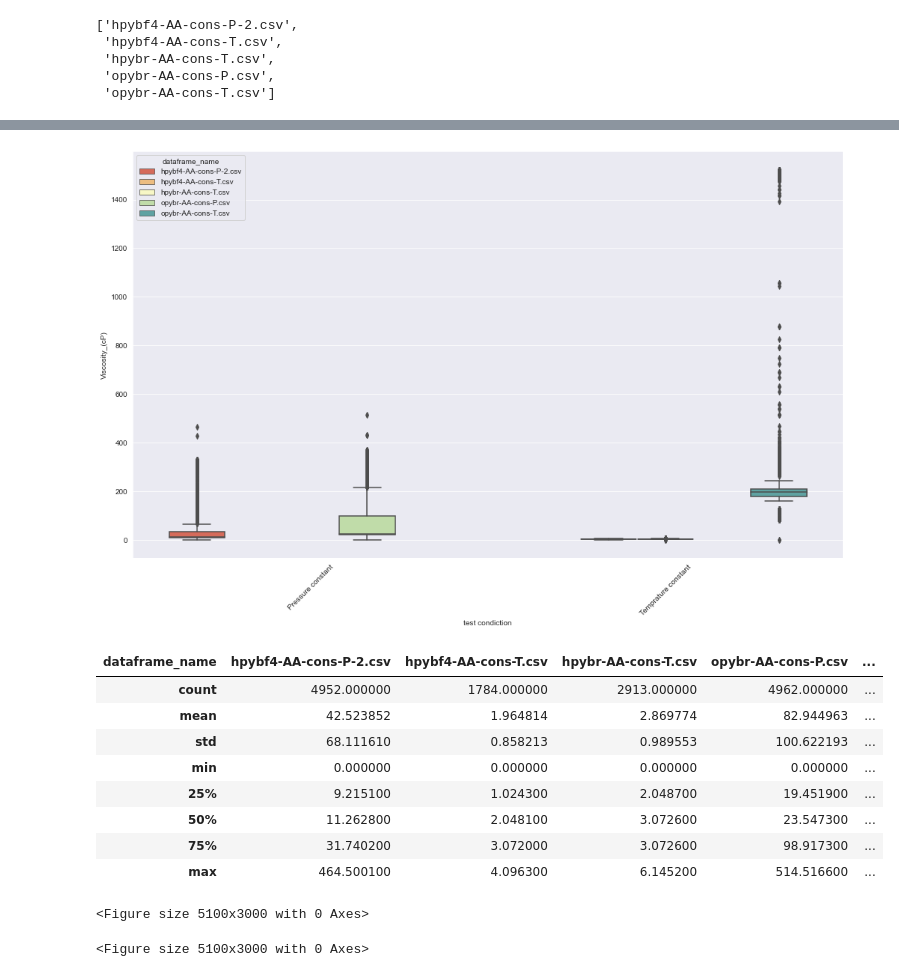
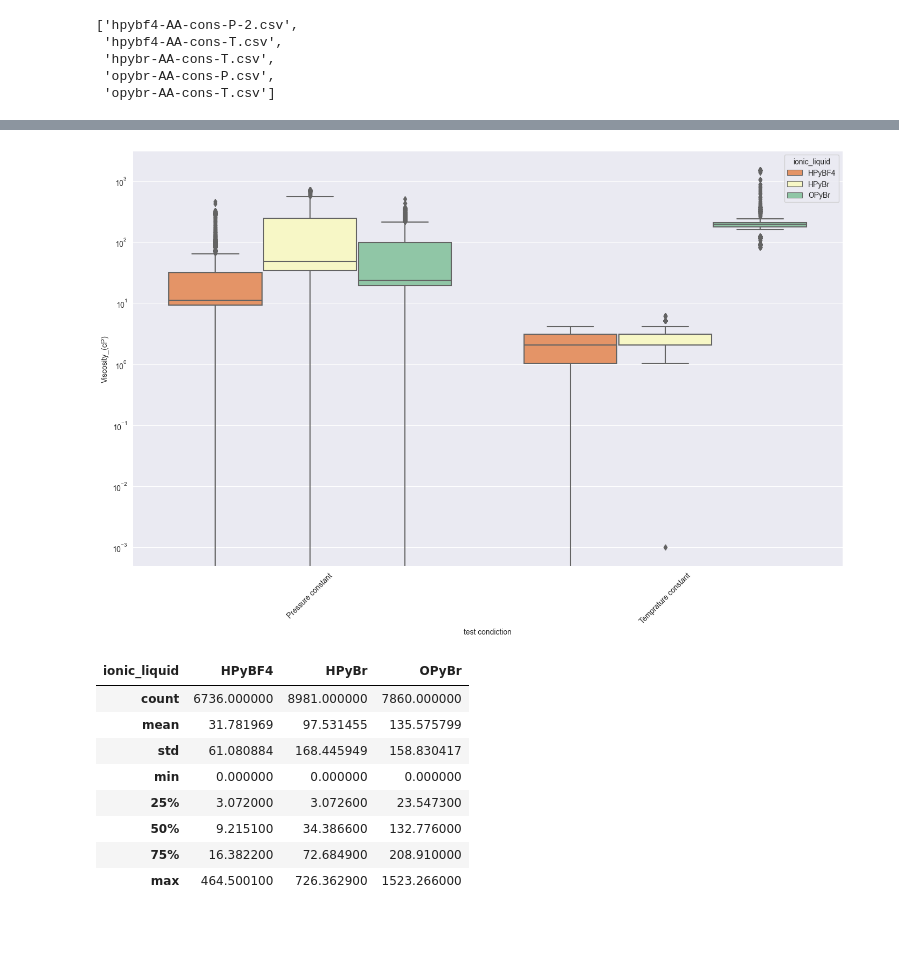
Before and after one commit to Atashnezhad/hpht, a Jupyter notebook: P01.ipynb, the cells around one changed output, grey strips where cells are left out. Cells and saved outputs as stored; diff of their text form; code cells hidden in the pictures; blank space fills up the shorter version.

```diff
--- a/P01.ipynb
+++ b/P01.ipynb
@@ -6,8 +6,6 @@ import os
 import seaborn as sns
 import matplotlib.pyplot as plt
 # %%
-
-
 from typing import List, Dict
 
 
@@ -51,10 +49,16 @@ class ProcessData:
                      return df
               else:
                      keep_cols = [
-                     'Sample Temp_(°F)', 'Pressure_(PSIg)', 'Rotor Speed_(RPM)',
-                            'Shear Rate_(1/s)','Shear Stress_(dyne/cm²)',
-                            'Viscosity_(cP)','Bob Deflection_(deg.)',
-                            'Torque_(dyne-cm)', 'Raw Encoder Value_(cts)'
+                            'Elapsed Time_(hh:mm:ss)',
+                         'Sample Temp_(°F)',
+                            'Pressure_(PSIg)',
+                         'Rotor Speed_(RPM)',
+                            'Shear Rate_(1/s)',
+                         'Shear Stress_(dyne/cm²)',
+                            'Viscosity_(cP)',
+#                          'Bob Deflection_(deg.)',
+#                             'Torque_(dyne-cm)',
+#                          'Raw Encoder Value_(cts)'
                      ]
                      df = df[keep_cols]
                      return df
@@ -134,7 +101,10 @@ list_of_files = [
        'hpybf4-AA-cons-P-2.csv',
        # 'hpybf4-AA-cons-P.csv',
        'hpybf4-AA-cons-T.csv',
+
        'hpybr-AA-cons-T.csv',
+       'hpybr-cons-P.csv',
+
        # 'opybr-AA-cons-P-2.csv',
        'opybr-AA-cons-P.csv',
        'opybr-AA-cons-T.csv'
@@ -206,0 +164,9 @@ array(['Pressure constant', 'Temprature constant'], dtype=object)
+# %%
+# make a new column called ionic liquid. if hpybr then hpybr, if hpybf4 then hpybf4, if opybr then opybr
+final_df["ionic_liquid"] = final_df["dataframe_name"].apply(lambda x: x.split("-")[0])
+ils_map = {
+         "hpybr": "HPyBr",
+         "hpybf4": "HPyBF4",
+         "opybr": "OPyBr"
+}
+final_df["ionic_liquid"] = final_df["ionic_liquid"].map(ils_map)
@@ -279,32 +396,26 @@ col2_numer = 'Viscosity_(cP)'
 plt.figure(figsize=(17,10))
 
 ax = sns.boxplot(x=col1, y=col2_numer, data=final_df, palette="Spectral",
-                 hue=final_df['dataframe_name'])
+                 hue=final_df['ionic_liquid'])
 ax.set_xticklabels(ax.get_xticklabels(),rotation = 45)
 
 # ax = sns.swarmplot(x=col1, y=col2_numer, data=final_df, color='#7d0013')
 #make y axis log scale
-# plt.yscale('log')
+plt.yscale('log')
 plt.xlabel('test condiction')
 plt.show()
 # %% [output]
-[figure, old version]
+[figure, new version]
 # %%
-final_df.groupby("dataframe_name")["Viscosity_(cP)"].describe().T
+final_df.groupby("ionic_liquid")["Viscosity_(cP)"].describe().T
 # %% [output]
-| dataframe_name | hpybf4-AA-cons-P-2.csv | hpybf4-AA-cons-T.csv | hpybr-AA-cons-T.csv | opybr-AA-cons-P.csv | ... |
-| count | 4952.000000 | 1784.000000 | 2913.000000 | 4962.000000 | ... |
-| mean | 42.523852 | 1.964814 | 2.869774 | 82.944963 | ... |
-| std | 68.111610 | 0.858213 | 0.989553 | 100.622193 | ... |
-| min | 0.000000 | 0.000000 | 0.000000 | 0.000000 | ... |
-| 25% | 9.215100 | 1.024300 | 2.048700 | 19.451900 | ... |
-| 50% | 11.262800 | 2.048100 | 3.072600 | 23.547300 | ... |
-| 75% | 31.740200 | 3.072000 | 3.072600 | 98.917300 | ... |
-| max | 464.500100 | 4.096300 | 6.145200 | 514.516600 | ... |
+| ionic_liquid | HPyBF4 | HPyBr | OPyBr |
+| count | 6736.000000 | 8981.000000 | 7860.000000 |
+| mean | 31.781969 | 97.531455 | 135.575799 |
+| std | 61.080884 | 168.445949 | 158.830417 |
+| min | 0.000000 | 0.000000 | 0.000000 |
+| 25% | 3.072000 | 3.072600 | 23.547300 |
+| 50% | 9.215100 | 34.386600 | 132.776000 |
+| 75% | 16.382200 | 72.684900 | 208.910000 |
+| max | 464.500100 | 726.362900 | 1523.266000 |
-# %%
-# set plot dpi to 300
-plt.figure(figsize=(17,10), dpi=300)
-# %% [output]
-<Figure size 5100x3000 with 0 Axes>
-<Figure size 5100x3000 with 0 Axes>
 # %%
```
Also changed, not shown: parts of 29 cells of this notebook, 1 other file.
